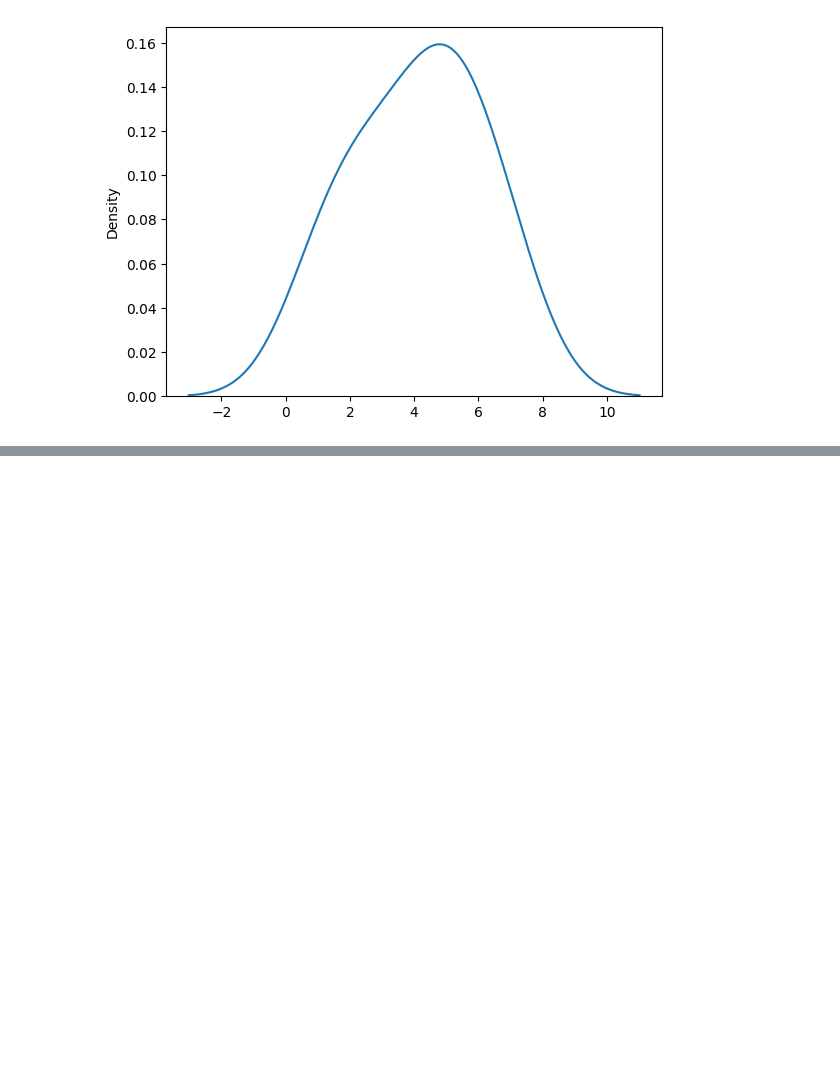
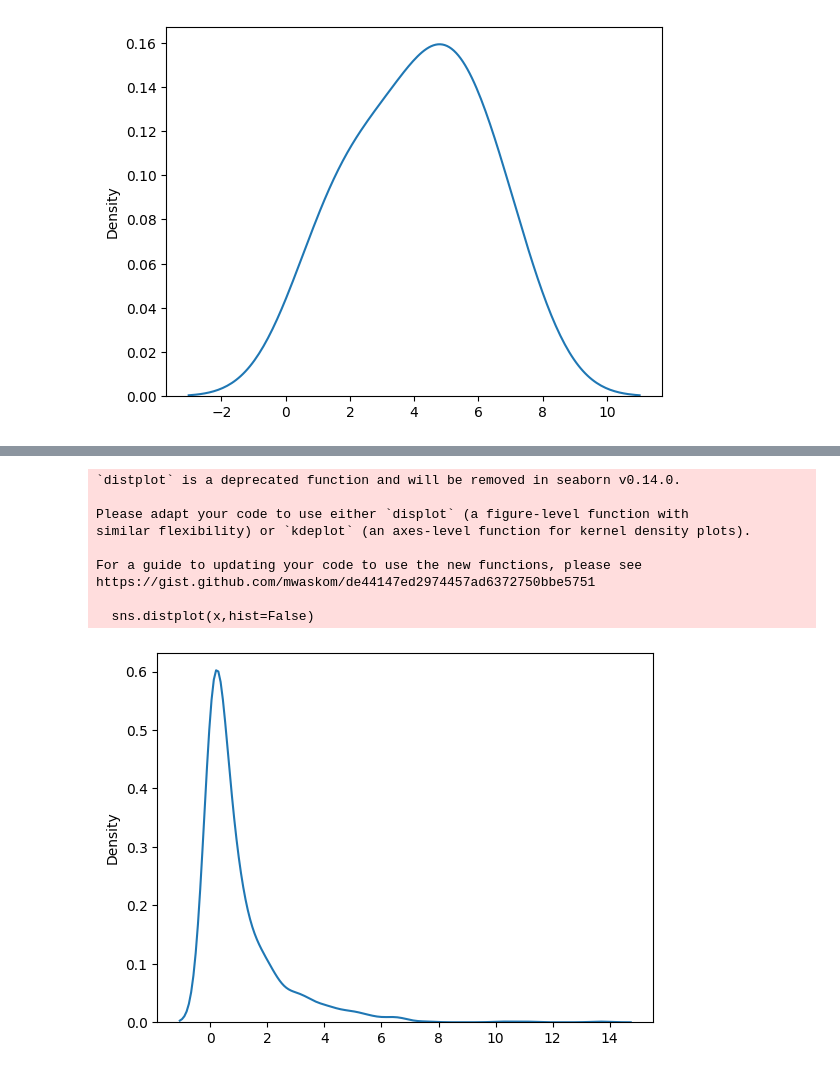
Before and after one commit to divyanshgawri/numpy_practise, a Jupyter notebook: numpy.ipynb, the cells around one changed output, grey strips where cells are left out. Saved outputs shown, nothing was run; the diff lists cells and outputs as text; code cells hidden in the pictures; blank space fills up the shorter version.

```diff
--- a/numpy.ipynb
+++ b/numpy.ipynb
@@ -243,0 +270,17 @@ https://gist.github.com/mwaskom/de44147ed2974457ad6372750bbe5751
+# %%
+x = random.multinomial(n=7,pvals=[1/6,1/6,1/6,1/6,1/6,1/6,1/6],size = 10)
+x = random.exponential(scale=2,size = 1000)
+x = random.chisquare(df =1,size=1000)
+sns.distplot(x,hist=False)
+plt.show()
+# %% [output]
+`distplot` is a deprecated function and will be removed in seaborn v0.14.0.
+
+Please adapt your code to use either `displot` (a figure-level function with
+similar flexibility) or `kdeplot` (an axes-level function for kernel density plots).
+
+For a guide to updating your code to use the new functions, please see
+https://gist.github.com/mwaskom/de44147ed2974457ad6372750bbe5751
+
+  sns.distplot(x,hist=False)
+[figure, added]
```
Also changed, not shown: parts of 6 cells of this notebook.
